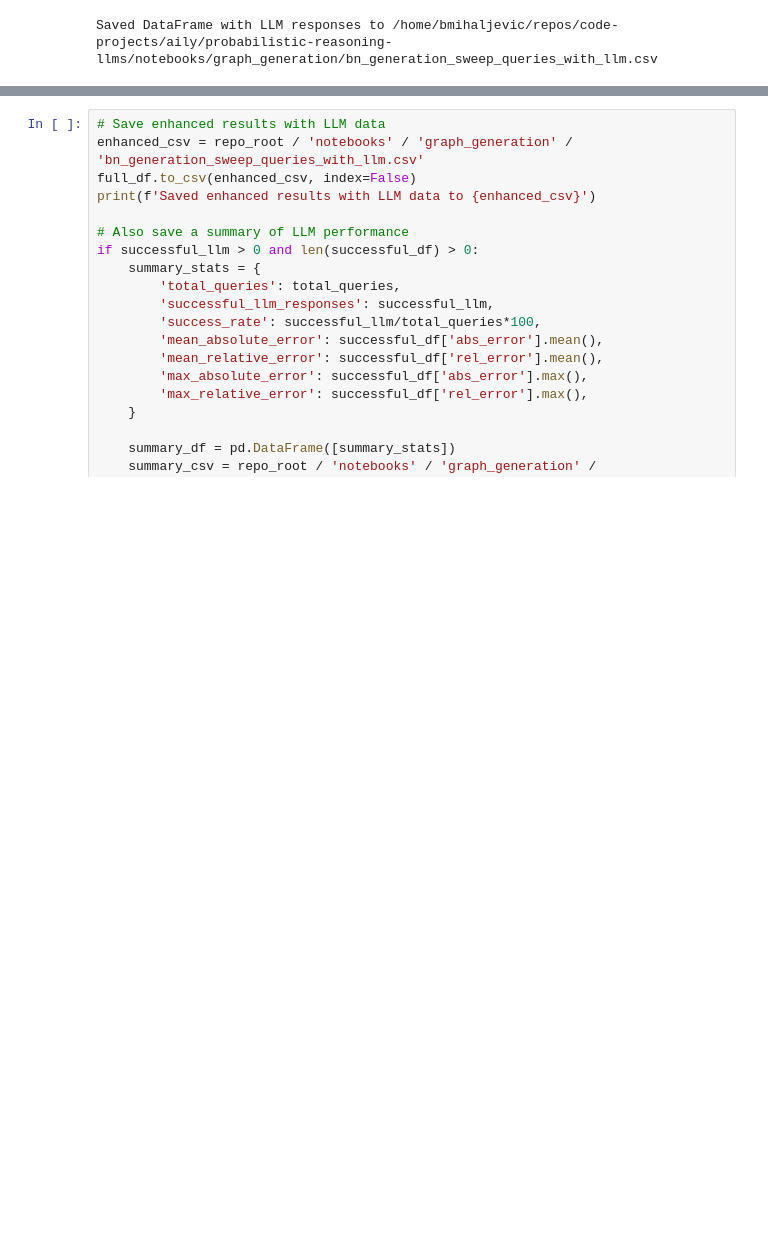
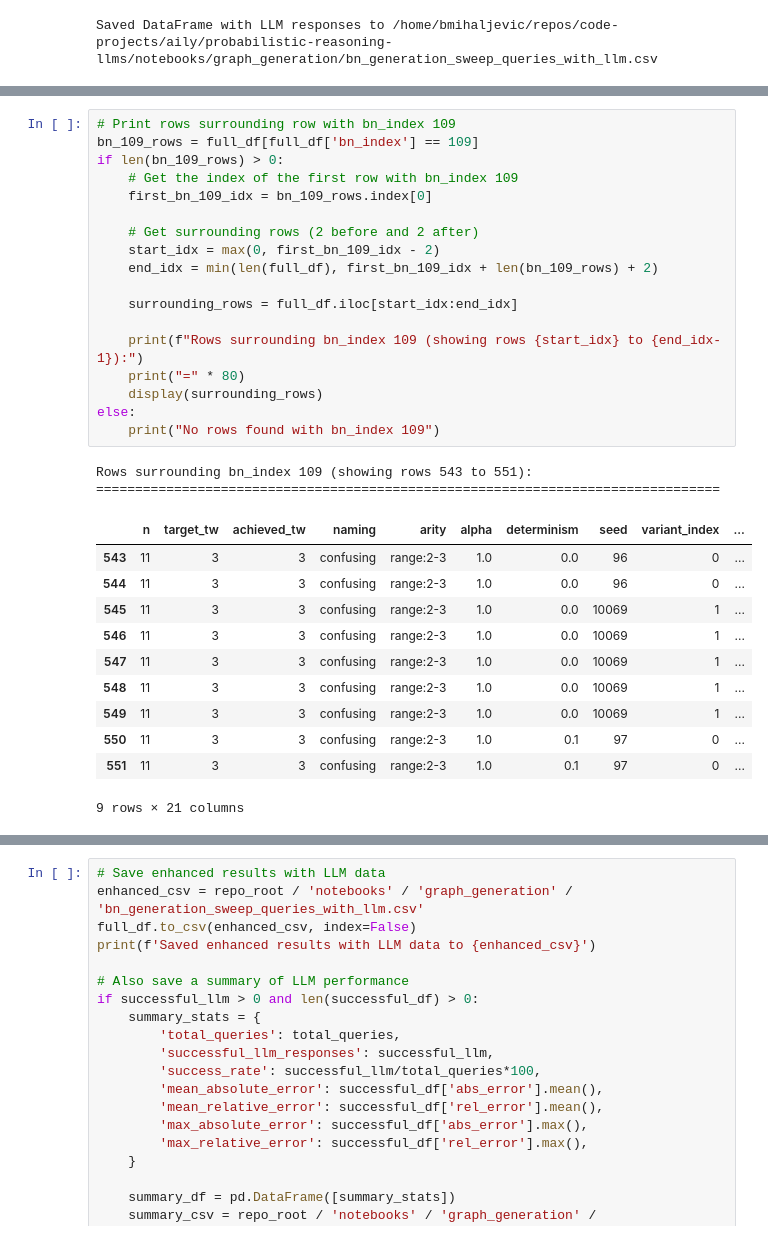
Before and after one commit to ferjorosa/probabilistic-reasoning-llms, a Jupyter notebook: notebooks/graph_generation/BN_generation_sweep.ipynb, the cells around one changed output, grey strips where cells are left out. Saved outputs shown, nothing was run; the diff lists cells and outputs as text; blank space fills up the shorter version.

```diff
--- a/notebooks/graph_generation/BN_generation_sweep.ipynb
+++ b/notebooks/graph_generation/BN_generation_sweep.ipynb
@@ -389,3 +390,35 @@ Found 10 rows with LLM probability values:
+# %%
+# Print rows surrounding row with bn_index 109
+bn_109_rows = full_df[full_df['bn_index'] == 109]
+if len(bn_109_rows) > 0:
+    # Get the index of the first row with bn_index 109
+    first_bn_109_idx = bn_109_rows.index[0]
+
+    # Get surrounding rows (2 before and 2 after)
+    start_idx = max(0, first_bn_109_idx - 2)
+    end_idx = min(len(full_df), first_bn_109_idx + len(bn_109_rows) + 2)
+
+    surrounding_rows = full_df.iloc[start_idx:end_idx]
+
+    print(f"Rows surrounding bn_index 109 (showing rows {start_idx} to {end_idx-1}):")
+    print("=" * 80)
+    display(surrounding_rows)
+else:
+    print("No rows found with bn_index 109")
+# %% [output]
+Rows surrounding bn_index 109 (showing rows 543 to 551):
+================================================================================
+|  | n | target_tw | achieved_tw | naming | arity | alpha | determinism | seed | variant_index | ... |
+| 543 | 11 | 3 | 3 | confusing | range:2-3 | 1.0 | 0.0 | 96 | 0 | ... |
+| 544 | 11 | 3 | 3 | confusing | range:2-3 | 1.0 | 0.0 | 96 | 0 | ... |
+| 545 | 11 | 3 | 3 | confusing | range:2-3 | 1.0 | 0.0 | 10069 | 1 | ... |
+| 546 | 11 | 3 | 3 | confusing | range:2-3 | 1.0 | 0.0 | 10069 | 1 | ... |
+| 547 | 11 | 3 | 3 | confusing | range:2-3 | 1.0 | 0.0 | 10069 | 1 | ... |
+| 548 | 11 | 3 | 3 | confusing | range:2-3 | 1.0 | 0.0 | 10069 | 1 | ... |
+| 549 | 11 | 3 | 3 | confusing | range:2-3 | 1.0 | 0.0 | 10069 | 1 | ... |
+| 550 | 11 | 3 | 3 | confusing | range:2-3 | 1.0 | 0.1 | 97 | 0 | ... |
+| 551 | 11 | 3 | 3 | confusing | range:2-3 | 1.0 | 0.1 | 97 | 0 | ... |
+9 rows × 21 columns
 # %%
 # Display LLM performance statistics
 print("LLM Performance Analysis:")
```
Also changed, not shown: parts of 6 cells of this notebook, 1 other file.
